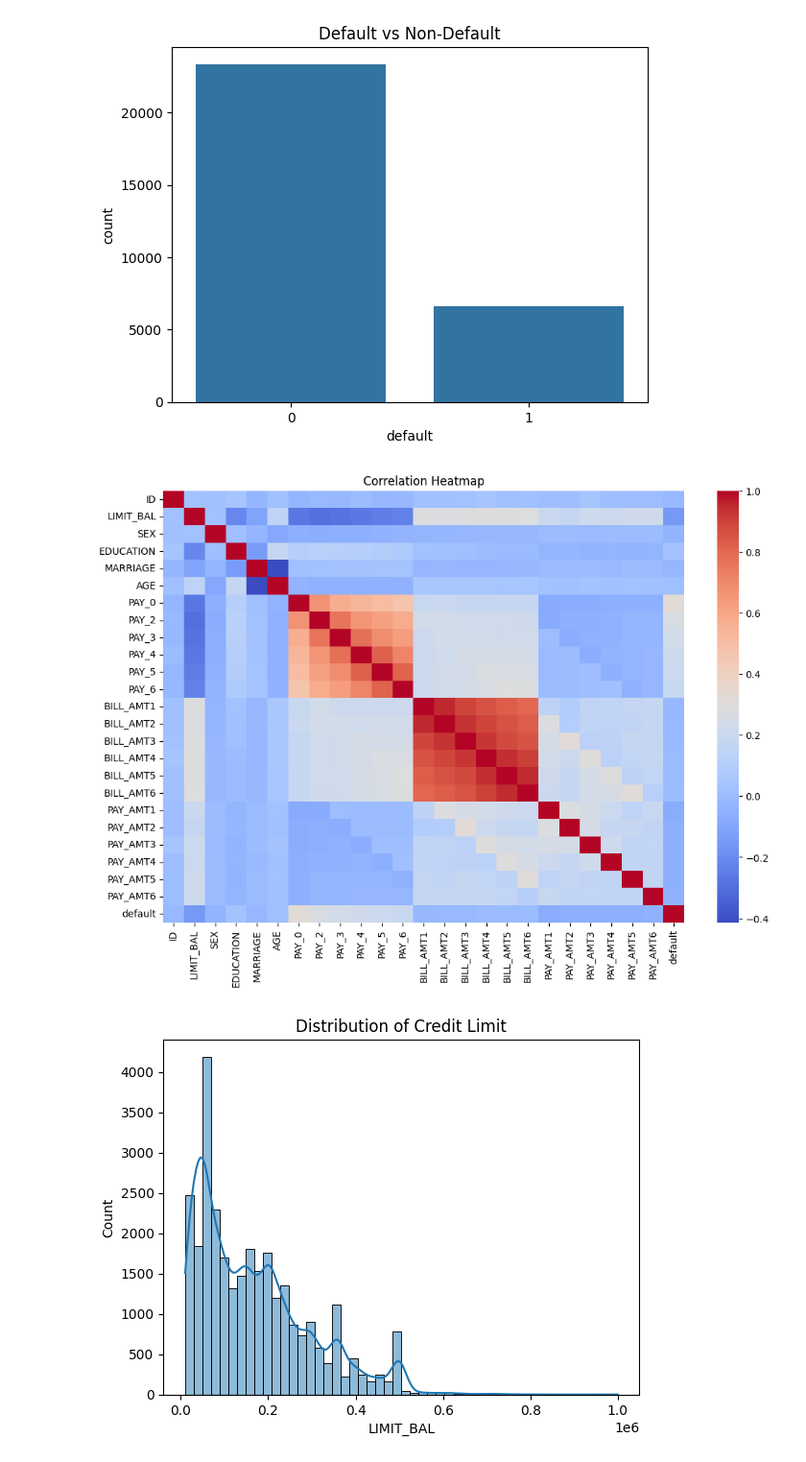
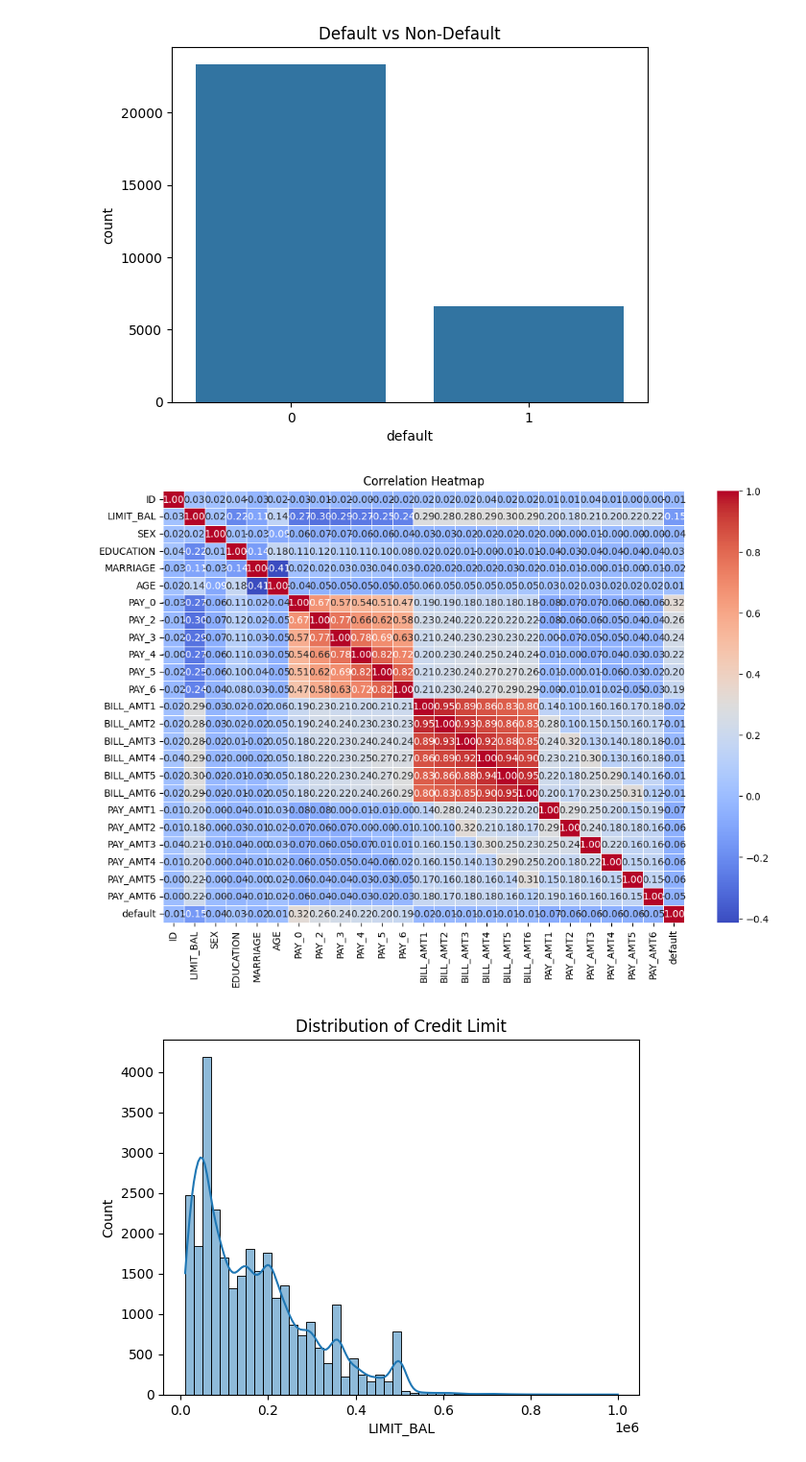
Before and after one commit to Ahmed-Ayman-2825/Data-Computation, a Jupyter notebook: project/porject.ipynb, the cells around one changed output. Shown at 96% size. Saved outputs shown, nothing was run; the diff lists cells and outputs as text; code cells hidden in the pictures.

```diff
--- a/project/porject.ipynb
+++ b/project/porject.ipynb
@@ -95,11 +123,11 @@ plt.show()
 [figure]
 # %%
 plt.figure(figsize=(12,8))
-sns.heatmap(df.corr(), cmap='coolwarm', annot=False)
+sns.heatmap(df.corr(), cmap='coolwarm', annot=True, fmt=".2f", linewidths=0.5)
 plt.title("Correlation Heatmap")
 plt.show()
 # %% [output]
-[figure, old version]
+[figure, new version]
 # %%
 sns.histplot(df['LIMIT_BAL'], bins=50, kde=True)
 plt.title("Distribution of Credit Limit")
```
Also changed, not shown: parts of 3 cells of this notebook, 1 other file.
